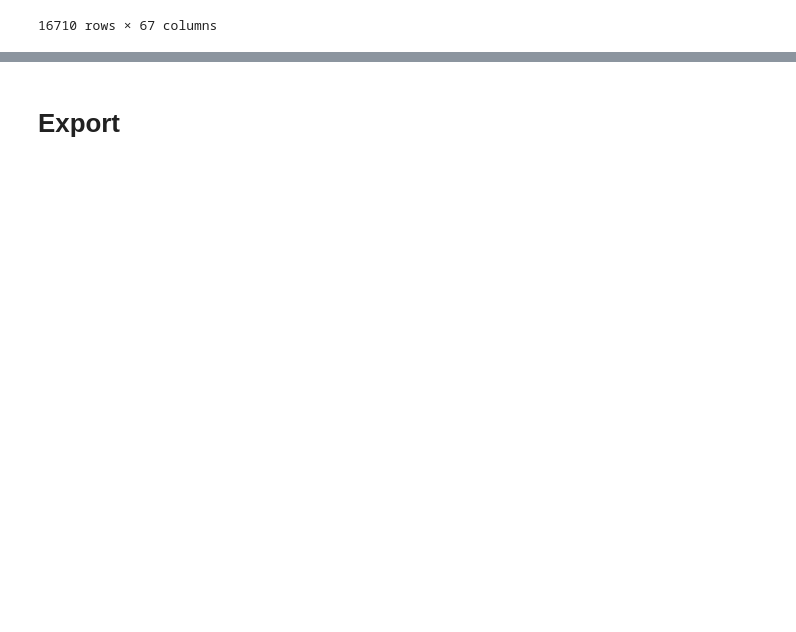
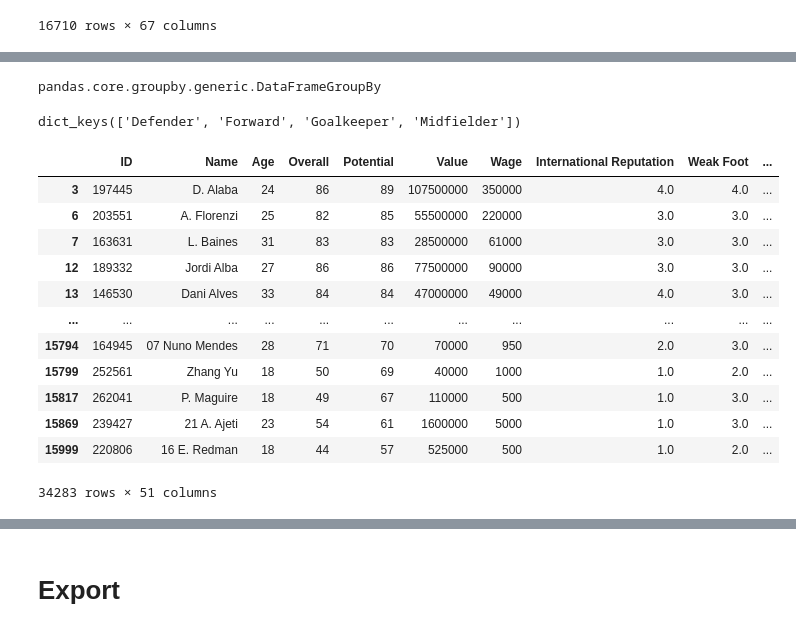
Before and after one commit to Roialfassi/predicting-future-grades-fifa, a Jupyter notebook: Pre-Process-Data.ipynb, the cells around one changed output, grey strips where cells are left out. Saved outputs shown, nothing was run; the diff lists cells and outputs as text; code cells hidden in the pictures; blank space fills up the shorter version.

```diff
--- a/Pre-Process-Data.ipynb
+++ b/Pre-Process-Data.ipynb
@@ -223,0 +260,2 @@ TypeError: cannot unpack non-iterable NoneType object
+# %%
+df['Position'] = df['Best Position'].map(map_position)
@@ -223,0 +265,33 @@ TypeError: cannot unpack non-iterable NoneType object
+# %%
+type(position_groups)
+# %% [output]
+pandas.core.groupby.generic.DataFrameGroupBy
+# %%
+positions = {}
+for position, group in position_groups:
+    positions[str(position)] = pd.DataFrame(group)
+# %%
+positions.keys()
+# %% [output]
+dict_keys(['Defender', 'Forward', 'Goalkeeper', 'Midfielder'])
+# %%
+defenders_df = positions['Defender']
+forward_df = positions['Forward']
+gk_df = positions['Goalkeeper']
+midfielders_df = positions['Midfielder']
+# %%
+defenders_df
+# %% [output]
+|  | ID | Name | Age | Overall | Potential | Value | Wage | International Reputation | Weak Foot | ... |
+| 3 | 197445 | D. Alaba | 24 | 86 | 89 | 107500000 | 350000 | 4.0 | 4.0 | ... |
+| 6 | 203551 | A. Florenzi | 25 | 82 | 85 | 55500000 | 220000 | 3.0 | 3.0 | ... |
+| 7 | 163631 | L. Baines | 31 | 83 | 83 | 28500000 | 61000 | 3.0 | 3.0 | ... |
+| 12 | 189332 | Jordi Alba | 27 | 86 | 86 | 77500000 | 90000 | 3.0 | 3.0 | ... |
+| 13 | 146530 | Dani Alves | 33 | 84 | 84 | 47000000 | 49000 | 4.0 | 3.0 | ... |
+| ... | ... | ... | ... | ... | ... | ... | ... | ... | ... | ... |
+| 15794 | 164945 | 07 Nuno Mendes | 28 | 71 | 70 | 70000 | 950 | 2.0 | 3.0 | ... |
+| 15799 | 252561 | Zhang Yu | 18 | 50 | 69 | 40000 | 1000 | 1.0 | 2.0 | ... |
+| 15817 | 262041 | P. Maguire | 18 | 49 | 67 | 110000 | 500 | 1.0 | 3.0 | ... |
+| 15869 | 239427 | 21 A. Ajeti | 23 | 54 | 61 | 1600000 | 5000 | 1.0 | 3.0 | ... |
+| 15999 | 220806 | 16 E. Redman | 18 | 44 | 57 | 525000 | 500 | 1.0 | 2.0 | ... |
+34283 rows × 51 columns
```
Also changed, not shown: parts of 57 cells of this notebook, 11 other files.
